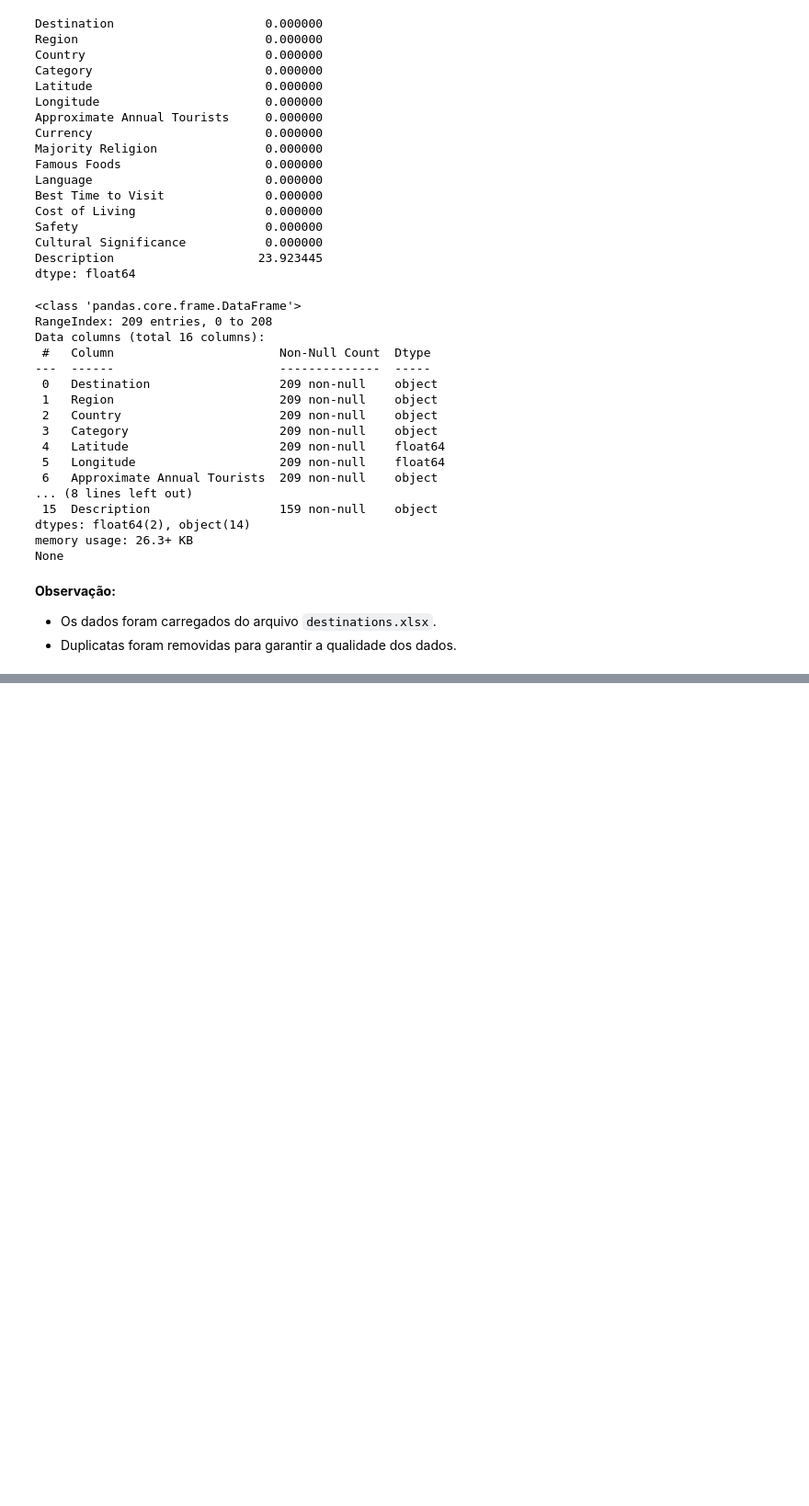
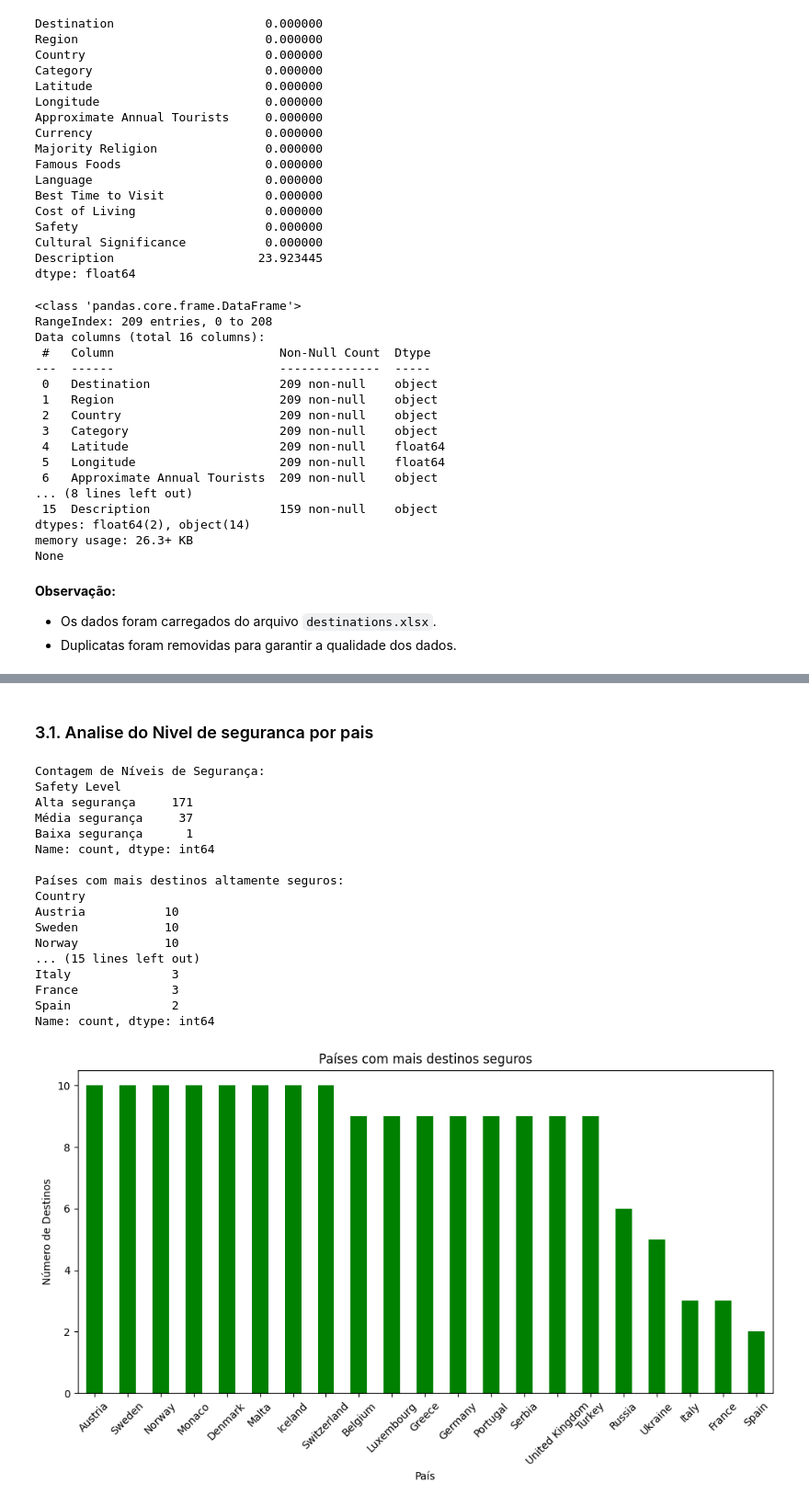
Before and after one commit to ChristopheAbelem/projeto_destiny, a Jupyter notebook: analise_tabela.ipynb, the cells around one changed output, grey strips where cells are left out. Shown at 92% size. Drawn from its saved outputs; the diff is of its cells as text; code cells hidden in the pictures; blank space fills up the shorter version.

```diff
--- a/analise_tabela.ipynb
+++ b/analise_tabela.ipynb
@@ -182,0 +102,58 @@ Passing `palette` without assigning `hue` is deprecated and will be removed in v
+# %% [markdown]
+### 3.1. Analise do Nivel de seguranca por pais
+# %%
+# Função para classificar a segurança com base nas strings
+def classify_safety(value):
+    if isinstance(value, str):
+        if "Generally safe" in value and "but" not in value:
+            return "Alta segurança"
+        elif "Generally safe, but" in value:
+            return "Média segurança"
+    return "Baixa segurança"
+
+# Aplicar a função de classificação à coluna 'Safety'
+df['Safety Level'] = df['Safety'].apply(classify_safety)
+
+# Exibir os níveis de segurança por país
+safety_counts = df['Safety Level'].value_counts()
+
+print("Contagem de Níveis de Segurança:")
+print(safety_counts)
+
+# Contar o número de destinos seguros por país
+country_safety_counts = df[df['Safety Level'] == "Alta segurança"]['Country'].value_counts()
+
+# Exibir os países com mais destinos altamente seguros
+print("\nPaíses com mais destinos altamente seguros:")
+print(country_safety_counts)
+
+# Gerar gráfico dos países com mais destinos altamente seguros
+plt.figure(figsize=(10, 6))
+country_safety_counts.plot(kind='bar', color='green')
+plt.title('Países com mais destinos seguros')
+plt.xlabel('País')
+plt.ylabel('Número de Destinos')
+plt.xticks(rotation=45)
+plt.tight_layout()
+
+# Exibir o gráfico
+plt.show()
+# %% [output]
+Contagem de Níveis de Segurança:
+Safety Level
+Alta segurança     171
+Média segurança     37
+Baixa segurança      1
+Name: count, dtype: int64
+
+Países com mais destinos altamente seguros:
+Country
+Austria           10
+Sweden            10
+Norway            10
+... (15 lines left out)
+Italy              3
+France             3
+Spain              2
+Name: count, dtype: int64
+[figure, added]
```
Also changed, not shown: parts of 13 cells of this notebook.
